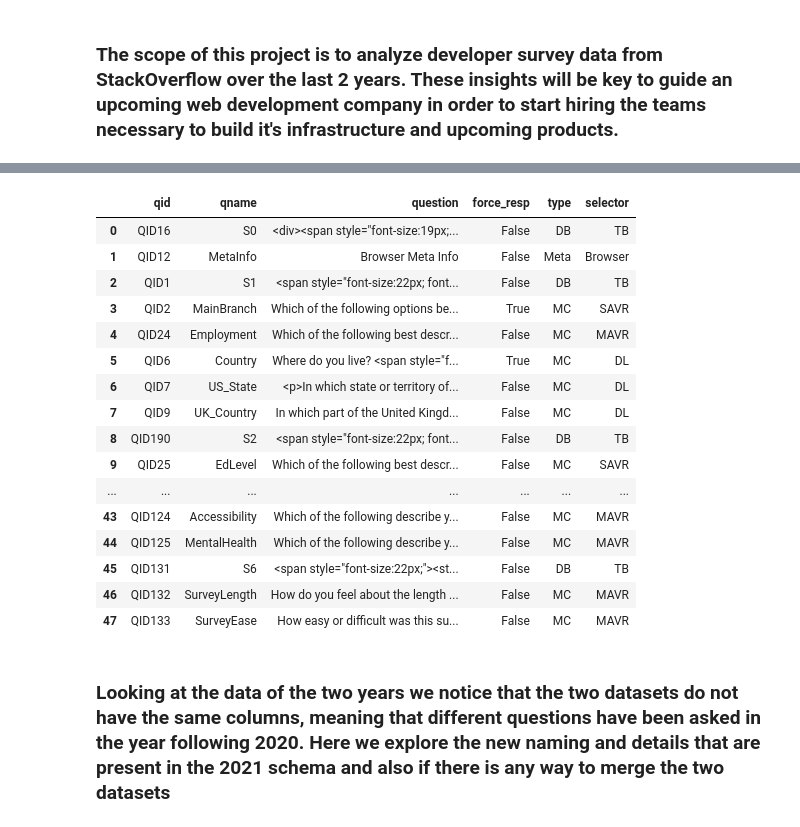
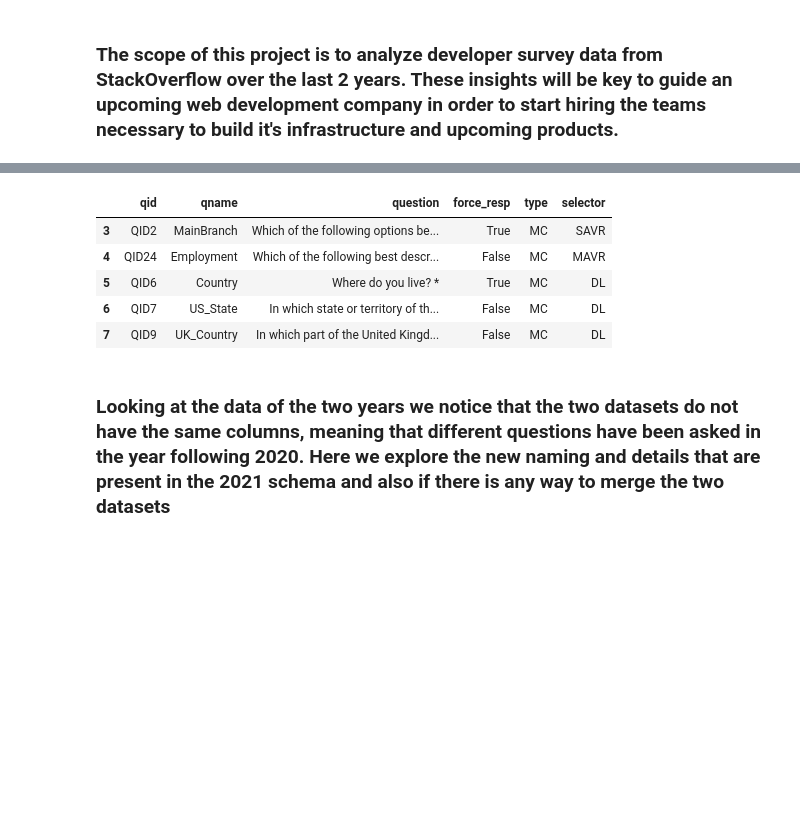
Before and after one commit to Near27/Data-Science-Blog-Post---StackOverflow-Data, a Jupyter notebook: ds_1.ipynb, the cells around one changed output, grey strips where cells are left out. Cells and saved outputs as stored; diff of their text form; code cells hidden in the pictures; blank space fills up the shorter version.

```diff
--- a/ds_1.ipynb
+++ b/ds_1.ipynb
@@ -65,24 +46,13 @@ df_2021_survey
 # %%
 # we take a quick look at schema of the 2021 data
-df_2021_schema
+df_2021_schema.head()
 # %% [output]
 |  | qid | qname | question | force_resp | type | selector |
-| 0 | QID16 | S0 | <div><span style="font-size:19px;... | False | DB | TB |
-| 1 | QID12 | MetaInfo | Browser Meta Info | False | Meta | Browser |
-| 2 | QID1 | S1 | <span style="font-size:22px; font... | False | DB | TB |
 | 3 | QID2 | MainBranch | Which of the following options be... | True | MC | SAVR |
 | 4 | QID24 | Employment | Which of the following best descr... | False | MC | MAVR |
-| 5 | QID6 | Country | Where do you live? <span style="f... | True | MC | DL |
-| 6 | QID7 | US_State | <p>In which state or territory of... | False | MC | DL |
+| 5 | QID6 | Country | Where do you live? * | True | MC | DL |
+| 6 | QID7 | US_State | In which state or territory of th... | False | MC | DL |
 | 7 | QID9 | UK_Country | In which part of the United Kingd... | False | MC | DL |
-| 8 | QID190 | S2 | <span style="font-size:22px; font... | False | DB | TB |
-| 9 | QID25 | EdLevel | Which of the following best descr... | False | MC | SAVR |
-| ... | ... | ... | ... | ... | ... | ... |
-| 43 | QID124 | Accessibility | Which of the following describe y... | False | MC | MAVR |
-| 44 | QID125 | MentalHealth | Which of the following describe y... | False | MC | MAVR |
-| 45 | QID131 | S6 | <span style="font-size:22px;"><st... | False | DB | TB |
-| 46 | QID132 | SurveyLength | How do you feel about the length ... | False | MC | MAVR |
-| 47 | QID133 | SurveyEase | How easy or difficult was this su... | False | MC | MAVR |
 # %% [markdown]
 ### Looking at the data of the two years we notice that the two datasets do not have the same columns, meaning that different questions have been asked in the year following 2020. Here we explore the new naming and details that are present in the 2021 schema and also if there is any way to merge the two datasets
 # %%
```
Also changed, not shown: parts of 5 cells of this notebook.
